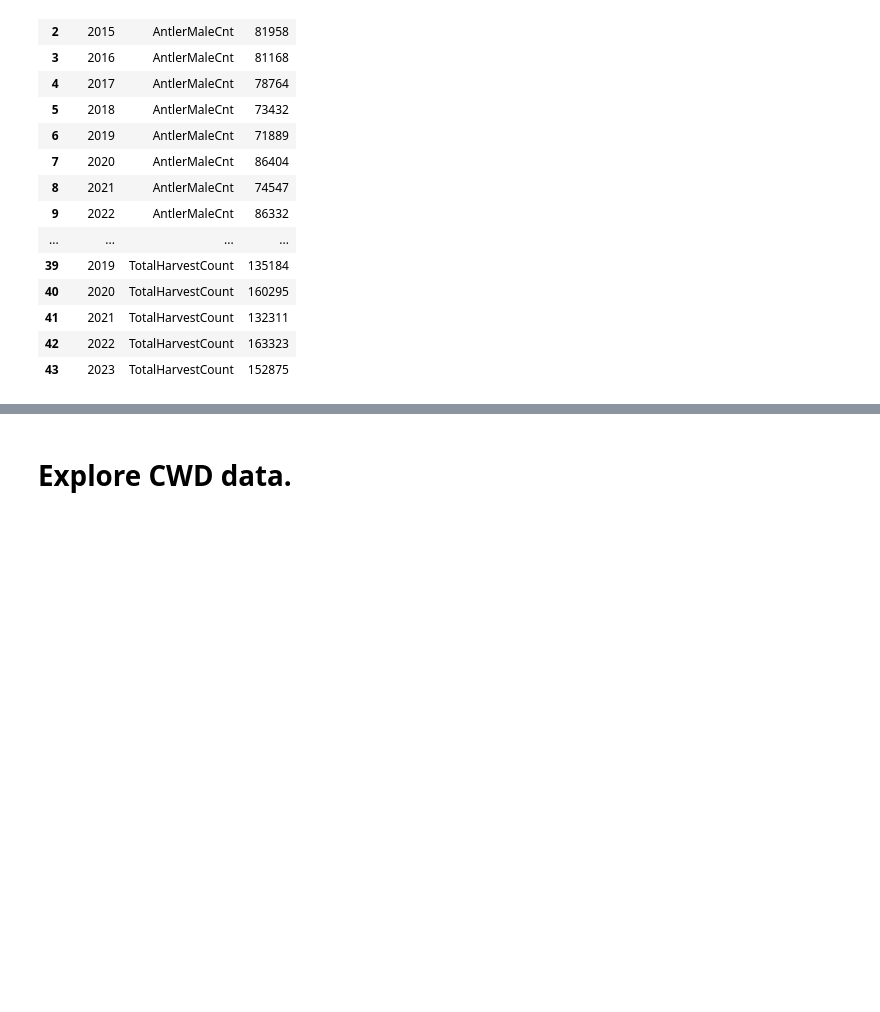
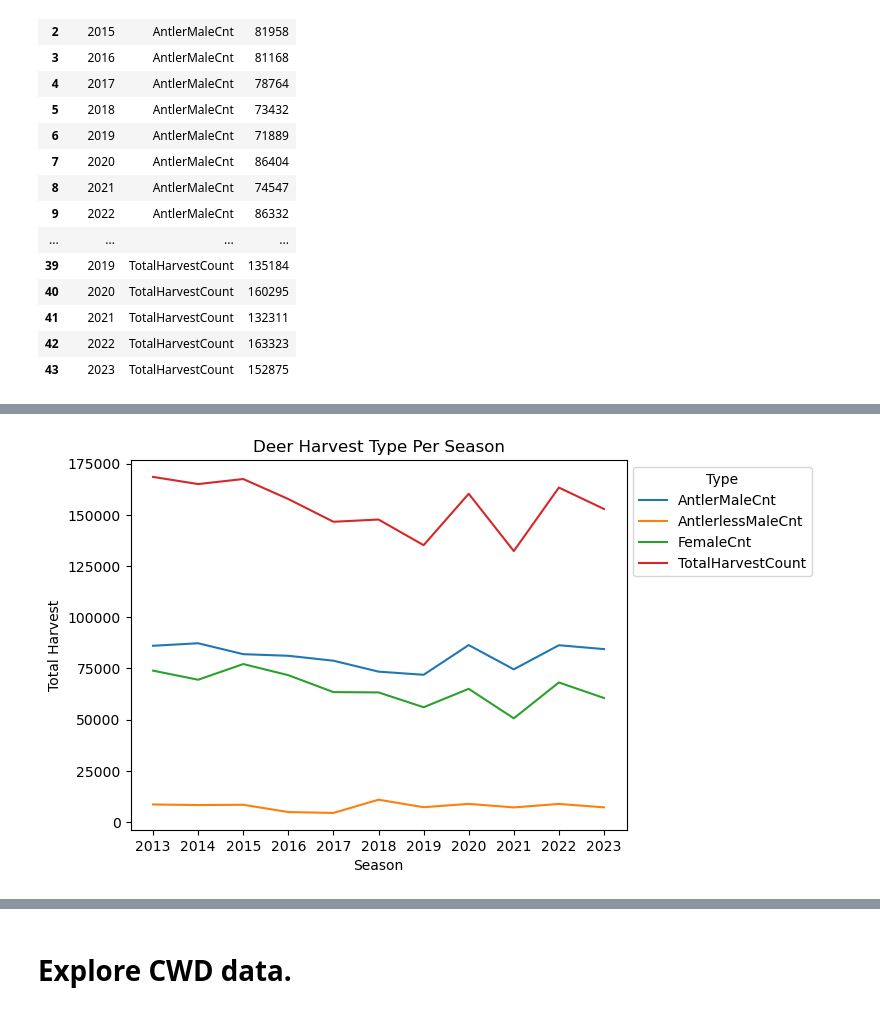
Before and after one commit to McNuttJ/Tennessee-Deer-Herd-Analysis-Capstone, a Jupyter notebook: tennessee_deer_herd_analysis.ipynb, the cells around one changed output, grey strips where cells are left out. Cells and saved outputs as stored; diff of their text form; code cells hidden in the pictures; blank space fills up the shorter version.

```diff
--- a/tennessee_deer_herd_analysis.ipynb
+++ b/tennessee_deer_herd_analysis.ipynb
@@ -667,3 +664,16 @@ plt.show()
+# %%
+type_lineplot = sns.lineplot(data=ctby_melt, x="Season", y="vals", hue='cols')
+plt.legend(title='Type')
+sns.move_legend(type_lineplot, "upper left",bbox_to_anchor=(1, 1))
+plt.xlabel('Season')
+plt.ylabel('Total Harvest')
+plt.title('Deer Harvest Type Per Season')
+
+
+
+plt.show()
+# %% [output]
+[figure, added]
 # %%
 count_type_by_year2 = count_type_by_year.drop('TotalHarvestCount', axis=1)
 type_bar = count_type_by_year2.plot.bar(stacked=True)
```
Also changed, not shown: parts of 14 cells of this notebook, 3 other files.
